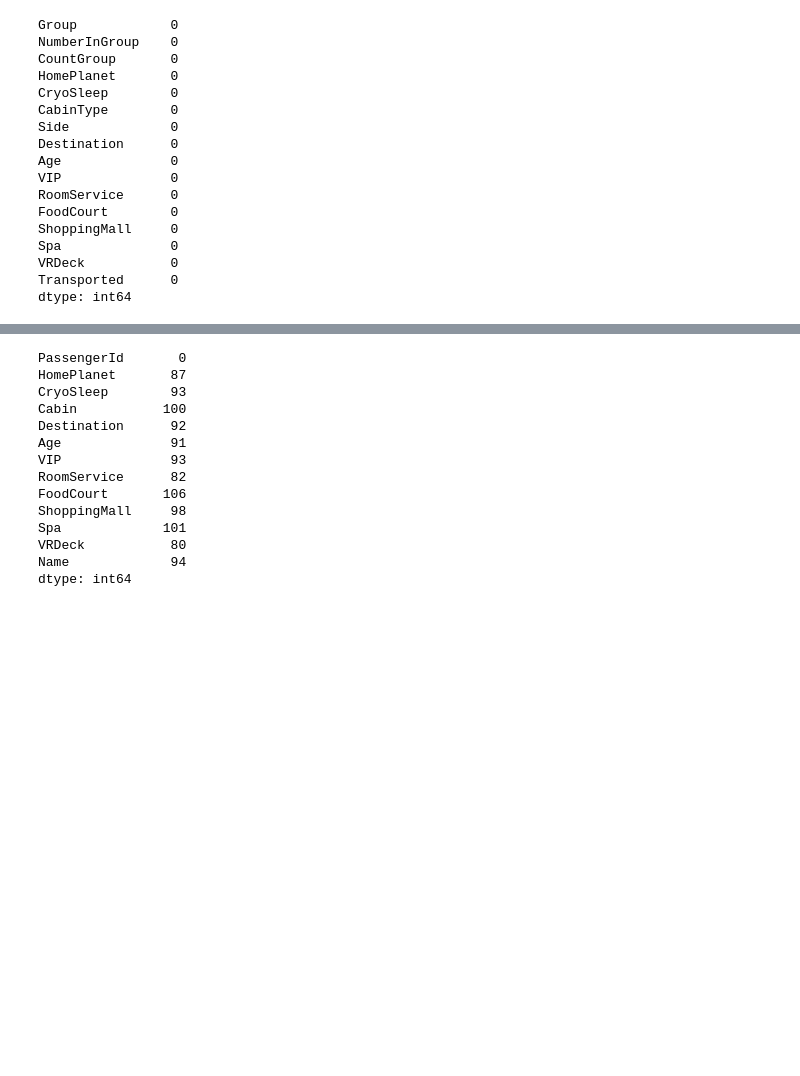
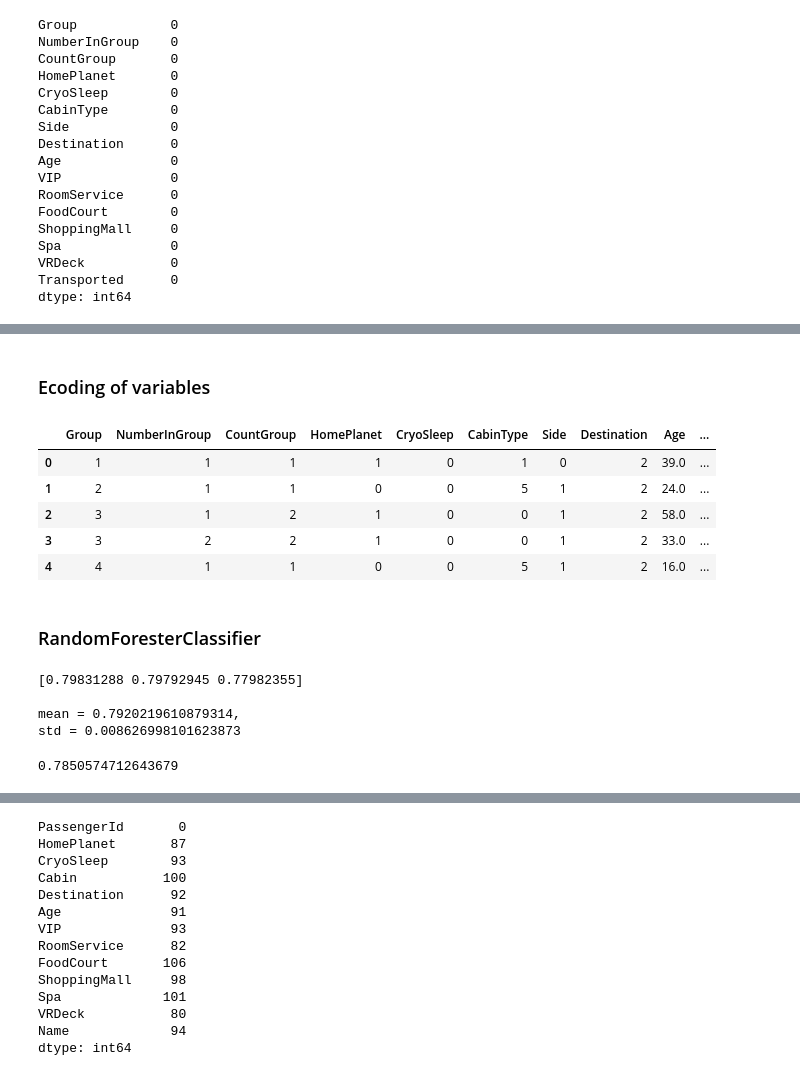
Before and after one commit to taniamvitoria/SpaceshipTitanic, a Jupyter notebook: SpaceshipTitanic.ipynb, the cells around one changed output, grey strips where cells are left out. Drawn from its saved outputs; the diff is of its cells as text; code cells hidden in the pictures; blank space fills up the shorter version.

Commit message:
Implementation of CatBoost and RandomForest models

```diff
--- a/SpaceshipTitanic.ipynb
+++ b/SpaceshipTitanic.ipynb
@@ -225,3 +257,8 @@ df.loc[df['VRDeck'].isna(), 'VRDeck'] = df.loc[df['VRDeck'].isna(), 'VRDeck'].fi
+# %%
+columns = ['FoodCourt', 'ShoppingMall', 'Spa', 'VRDeck']
+
+for column in columns:
+    replacement(column)
 # %%
 df.loc[df['VIP'].isna(), 'VIP'] = df.loc[df['VIP'].isna(), 'VIP'].fillna(False)
 
@@ -340,0 +345,4 @@ memory usage: 434.5+ KB
+# %%
+label_encoder = LabelEncoder()
+
+df['Transported'] = label_encoder.fit_transform(df['Transported'])
@@ -340,0 +374,16 @@ memory usage: 434.5+ KB
+# %% [markdown]
+### Ecoding of variables
+# %%
+for column in cat:
+    df[column] = label_encoder.fit_transform(df[column])
+# %%
+df.head()
+# %% [output]
+|  | Group | NumberInGroup | CountGroup | HomePlanet | CryoSleep | CabinType | Side | Destination | Age | ... |
+| 0 | 1 | 1 | 1 | 1 | 0 | 1 | 0 | 2 | 39.0 | ... |
+| 1 | 2 | 1 | 1 | 0 | 0 | 5 | 1 | 2 | 24.0 | ... |
+| 2 | 3 | 1 | 2 | 1 | 0 | 0 | 1 | 2 | 58.0 | ... |
+| 3 | 3 | 2 | 2 | 1 | 0 | 0 | 1 | 2 | 33.0 | ... |
+| 4 | 4 | 1 | 1 | 0 | 0 | 5 | 1 | 2 | 16.0 | ... |
+# %% [markdown]
+### RandomForesterClassifier
@@ -340,0 +401,15 @@ memory usage: 434.5+ KB
+# %%
+print(accuracy)
+print(f'\nmean = {accuracy.mean()}, \nstd = {accuracy.std()}')
+# %% [output]
+[0.79831288 0.79792945 0.77982355]
+
+mean = 0.7920219610879314,
+std = 0.008626998101623873
+# %%
+y_pred = rfc.predict(X_val)
+
+accuracy = accuracy_score(y_val, y_pred)
+accuracy
+# %% [output]
+0.7850574712643679
```
Also changed, not shown: parts of 48 cells of this notebook.
